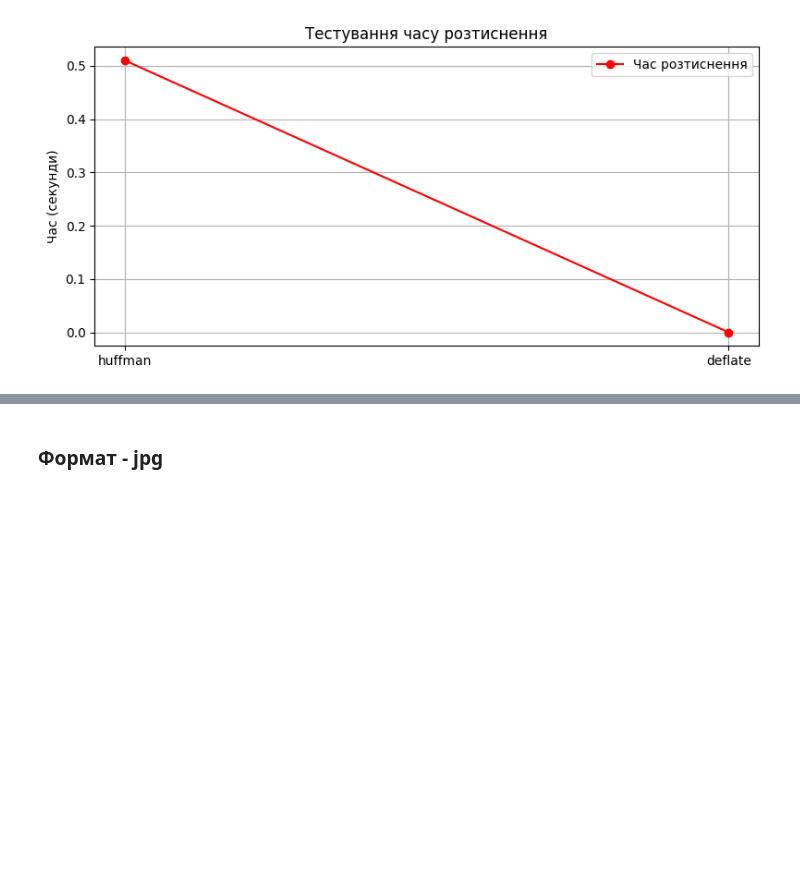
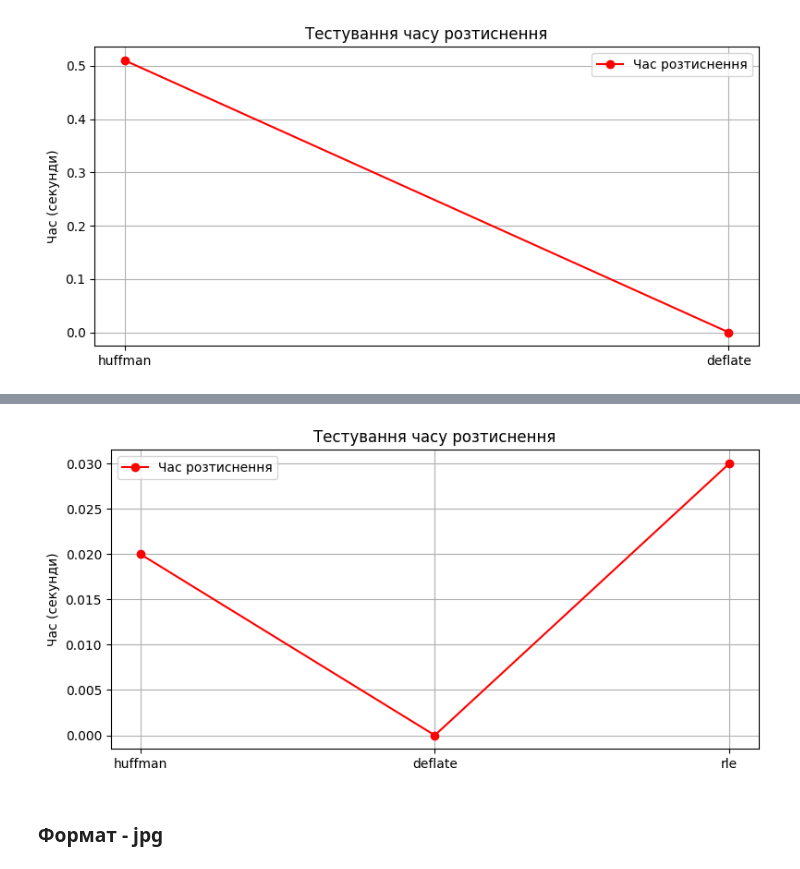
Before and after one commit to Luzefik/Exploration-of-data-compression-methods, a Jupyter notebook: testing_performance.ipynb, the cells around one changed output, grey strips where cells are left out. Drawn from its saved outputs; the diff is of its cells as text; code cells hidden in the pictures; blank space fills up the shorter version.

```diff
--- a/testing_performance.ipynb
+++ b/testing_performance.ipynb
@@ -351,3 +393,21 @@ plt.show()
+# %%
+time_compression = {}
+for algorithm in ["huffman", "deflate", "rle"]:
+    time_compression[algorithm] = test_size_decompression(algorithm, f'./compressed_{algorithm}.bin')
+
+times_decompress = [float(alg.strip()) for alg in list(time_compression.values())]
+
+plt.figure(figsize=(8, 4))
+plt.plot(algorithms[:-1], times_decompress, marker='o', linestyle='-', color='red', label="Час розтиснення")
+
+plt.title("Тестування часу розтиснення")
+plt.ylabel("Час (секунди)")
+plt.grid(True)
+plt.legend()
+plt.tight_layout()
+plt.show()
+# %% [output]
+[figure, added]
 # %% [markdown]
 ### Формат - jpg
 # %% [markdown]
```
Also changed, not shown: parts of 5 cells of this notebook, 1 other file.
